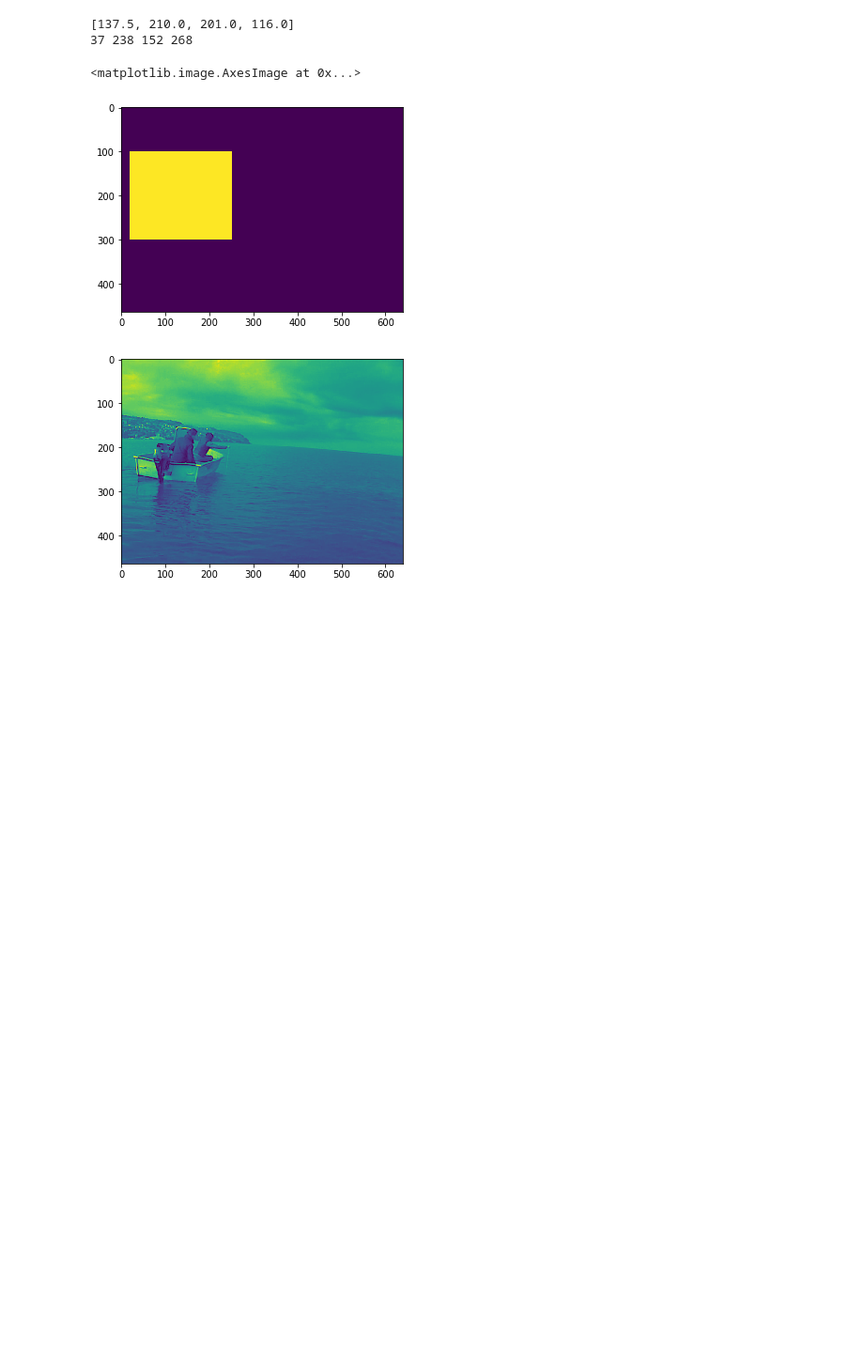
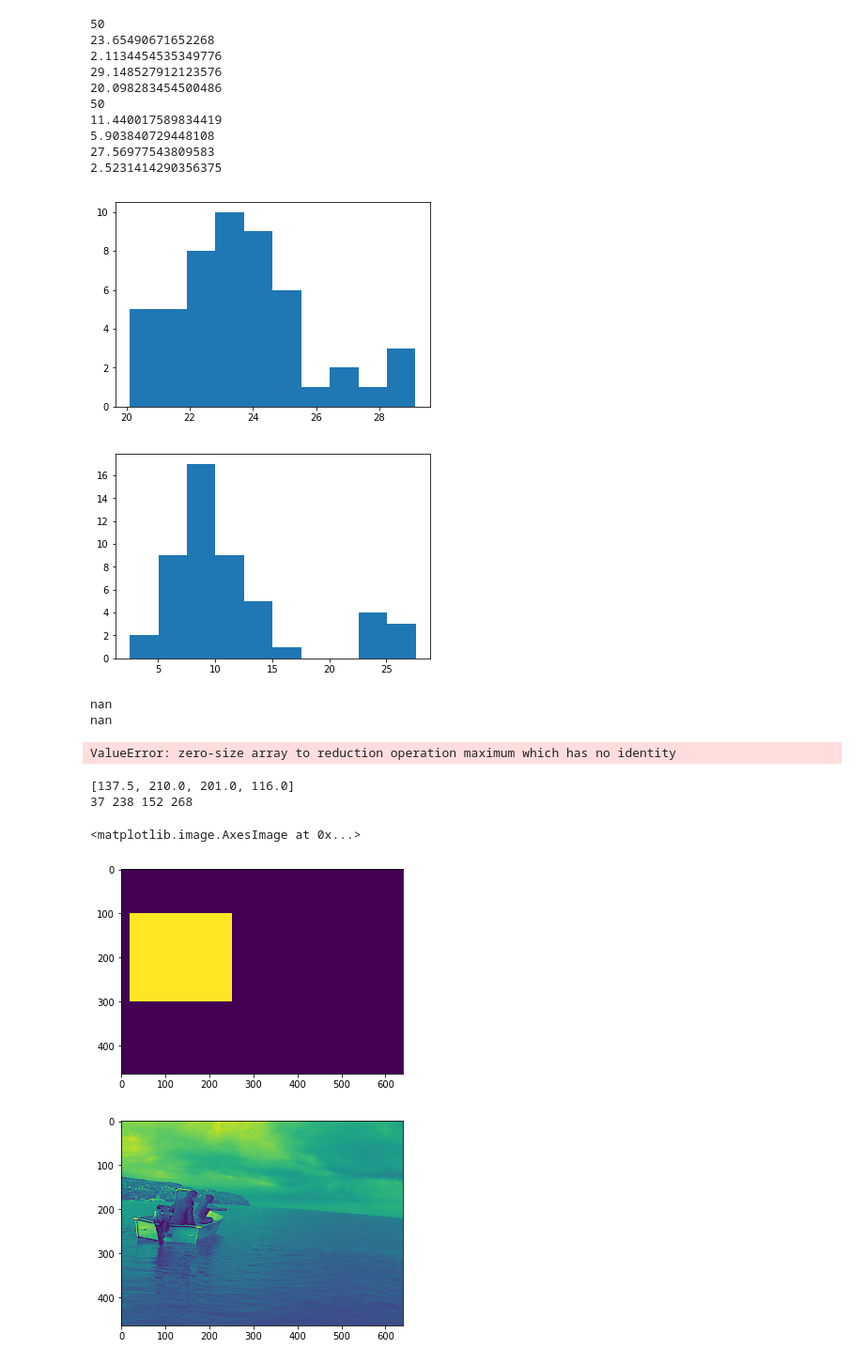
Before and after one commit to issamouawad/object_tracking, a Jupyter notebook: appearance test.ipynb, the cells around one changed output. Shown at 94% size. Saved outputs shown, nothing was run; the diff lists cells and outputs as text; code cells hidden in the pictures; blank space fills up the shorter version.

```diff
--- a/appearance test.ipynb
+++ b/appearance test.ipynb
@@ -6,3 +292,44 @@ from skimage.feature import hog
+# %%
+print(len(dists_o))
+if(len(dists_o)>0):
+    print(np.average(dists_o))
+    print(np.std(dists_o))
+    print(np.max(dists_o))
+    print(np.min(dists_o))
+    plt.figure()
+
+    plt.hist(dists_o)
+print(len(dists_s))
+if(len(dists_s)>0):
+    print(np.average(dists_s))
+    print(np.std(dists_s))
+    print(np.max(dists_s))
+    print(np.min(dists_s))
+    plt.figure()
+    plt.hist(dists_s)
+# %% [output]
+50
+23.65490671652268
+2.1134454535349776
+29.148527912123576
+20.098283454500486
+50
+11.440017589834419
+5.903840729448108
+27.56977543809583
+2.5231414290356375
+[figure, added]
+[figure, added]
+# %%
+print(np.average(dists_l))
+print(np.std(dists_l))
+print(np.max(dists_l))
+print(np.min(dists_l))
+plt.hist(dists_l)
+# %% [output]
+nan
+nan
+ValueError: zero-size array to reduction operation maximum which has no identity
 # %%
 def bounding_box_naive(points):
     """returns a list containing the bottom left and the top right
```
Also changed, not shown: parts of 8 cells of this notebook, 10 other files.
